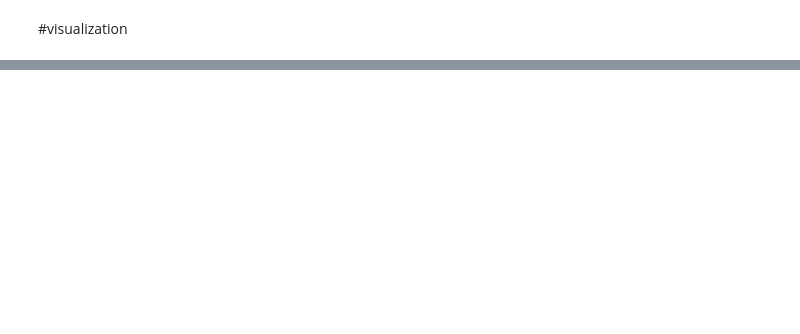
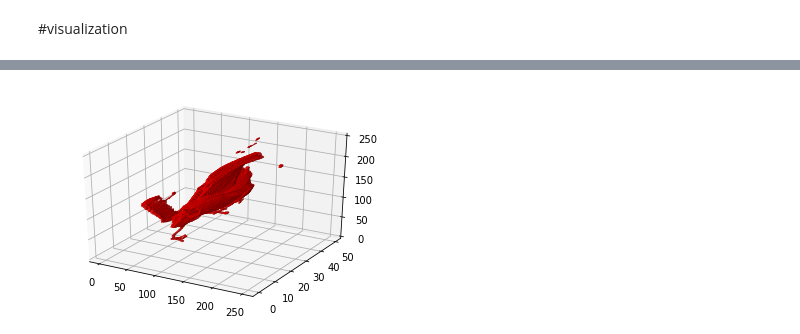
Before and after one commit to buganart/BUGAN, a Jupyter notebook: script_load3Dobj.ipynb, the cells around one changed output, grey strips where cells are left out. Saved outputs shown, nothing was run; the diff lists cells and outputs as text; code cells hidden in the pictures; blank space fills up the shorter version.

```diff
--- a/script_load3Dobj.ipynb
+++ b/script_load3Dobj.ipynb
@@ -189,0 +106,9 @@ print(np.sum(vox_array2))
+# %%
+fig = plt.figure()
+ax = fig.gca(projection='3d')
+
+ax.voxels(vox_array[:,100:150, :], facecolors='red')    # array index 1 is height of tree
+
+plt.show()
+# %% [output]
+[figure, added]
```
Also changed, not shown: parts of 32 cells of this notebook.
